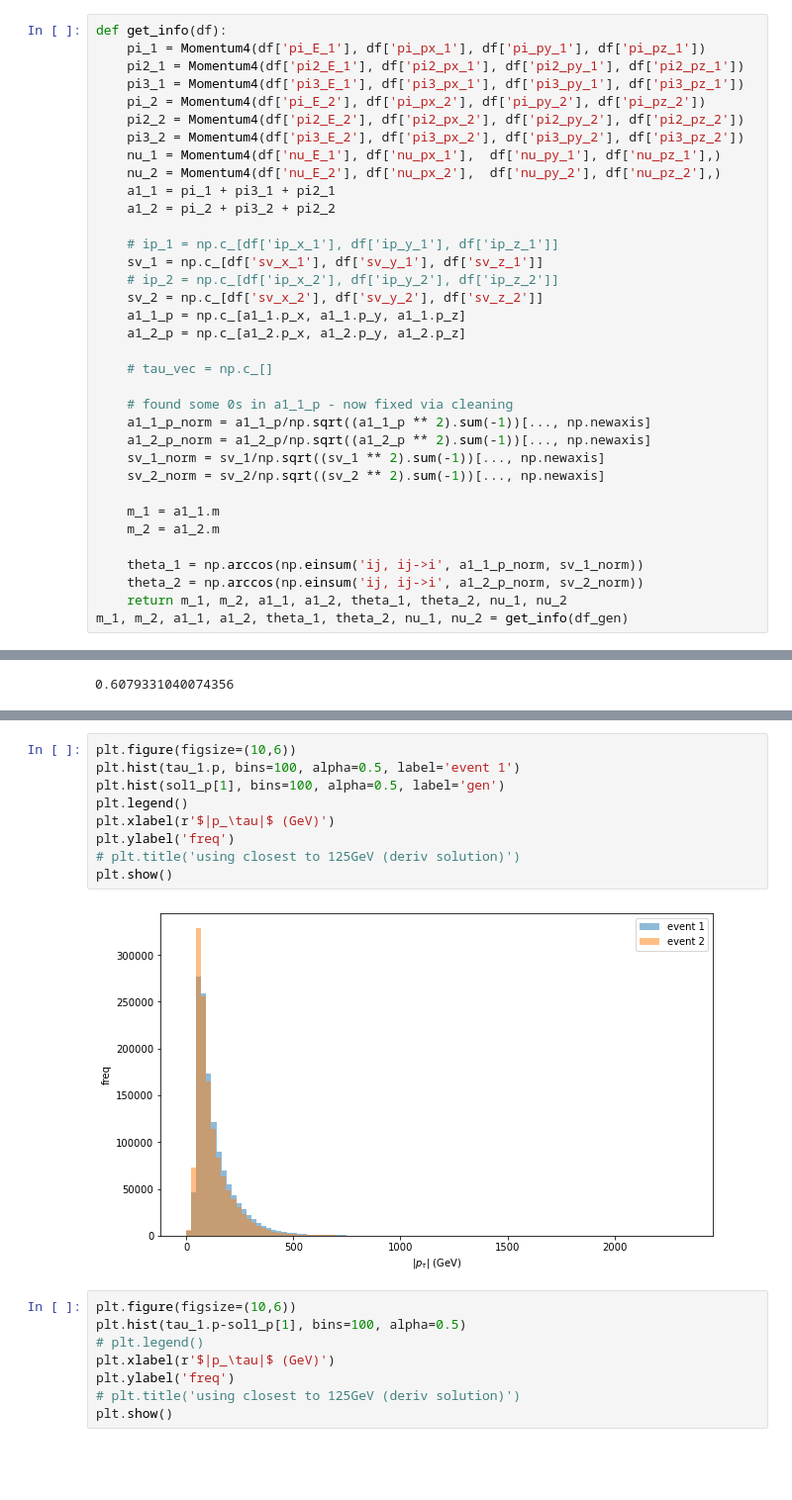
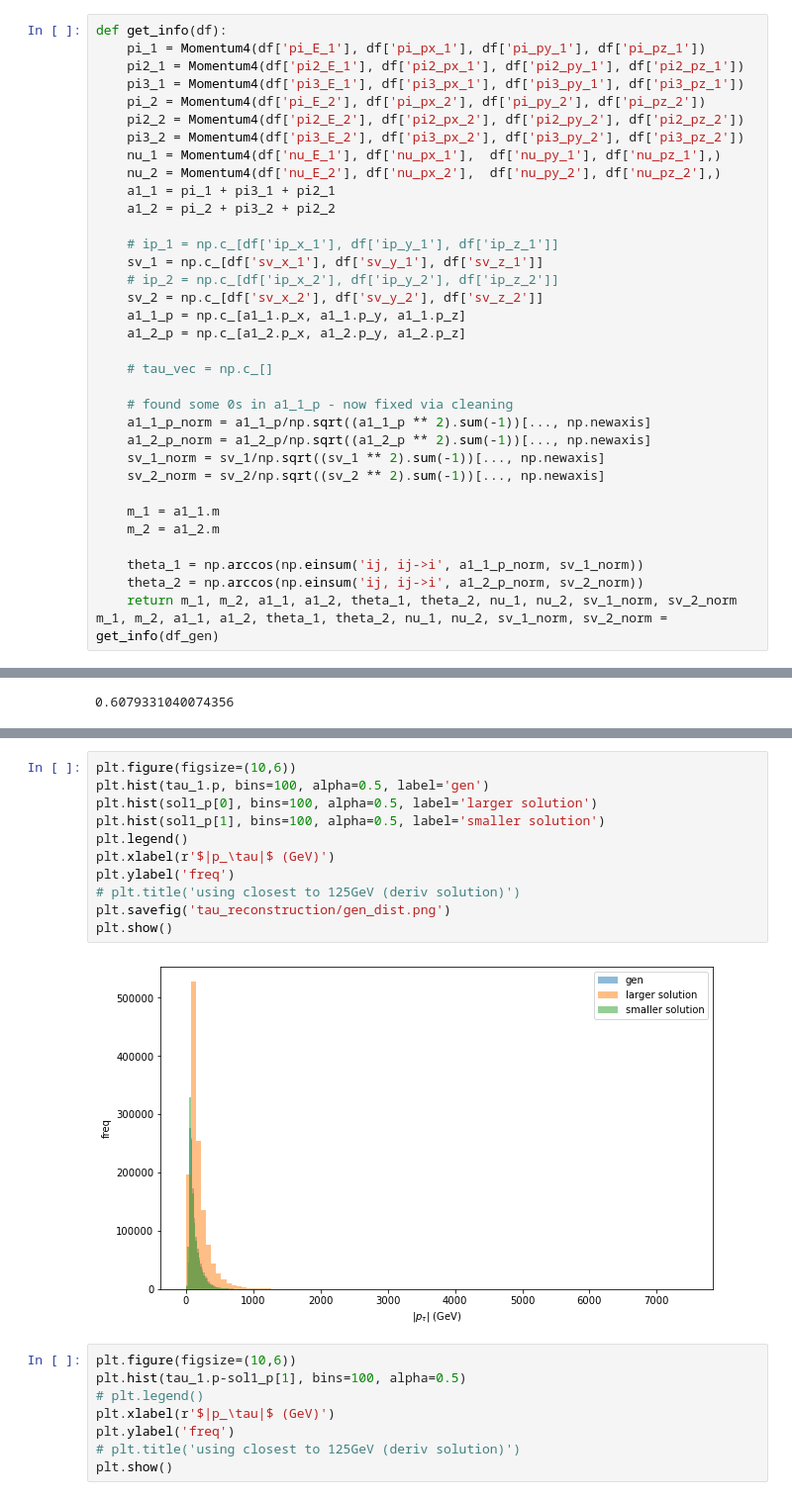
Before and after one commit to stanleyycheung/MSci-Project-HiggsTauTau, a Jupyter notebook: stanley/tau_reconstruction.ipynb, the cells around one changed output, grey strips where cells are left out. Shown at 99% size. Saved outputs shown, nothing was run; the diff lists cells and outputs as text; blank space fills up the shorter version.

```diff
--- a/stanley/tau_reconstruction.ipynb
+++ b/stanley/tau_reconstruction.ipynb
@@ -83,8 +83,8 @@ def get_info(df):
 
     theta_1 = np.arccos(np.einsum('ij, ij->i', a1_1_p_norm, sv_1_norm))
     theta_2 = np.arccos(np.einsum('ij, ij->i', a1_2_p_norm, sv_2_norm))
-    return m_1, m_2, a1_1, a1_2, theta_1, theta_2, nu_1, nu_2
-m_1, m_2, a1_1, a1_2, theta_1, theta_2, nu_1, nu_2 = get_info(df_gen)
+    return m_1, m_2, a1_1, a1_2, theta_1, theta_2, nu_1, nu_2, sv_1_norm, sv_2_norm
+m_1, m_2, a1_1, a1_2, theta_1, theta_2, nu_1, nu_2, sv_1_norm, sv_2_norm = get_info(df_gen)
 # %%
 # theta filtering
 max_theta_1 = np.arcsin((m_tau**2-m_1**2)/(2*m_tau*a1_1.p))
@@ -323,14 +328,16 @@ for i in range(40):
 # %%
 plt.figure(figsize=(10,6))
-plt.hist(tau_1.p, bins=100, alpha=0.5, label='event 1')
-plt.hist(sol1_p[1], bins=100, alpha=0.5, label='gen')
+plt.hist(tau_1.p, bins=100, alpha=0.5, label='gen')
+plt.hist(sol1_p[0], bins=100, alpha=0.5, label='larger solution')
+plt.hist(sol1_p[1], bins=100, alpha=0.5, label='smaller solution')
 plt.legend()
 plt.xlabel(r'$|p_\tau|$ (GeV)')
 plt.ylabel('freq')
 # plt.title('using closest to 125GeV (deriv solution)')
+plt.savefig('tau_reconstruction/gen_dist.png')
 plt.show()
 # %% [output]
-[figure, old version]
+[figure, new version]
 # %%
 plt.figure(figsize=(10,6))
 plt.hist(tau_1.p-sol1_p[1], bins=100, alpha=0.5)
```
Also changed, not shown: parts of 10 cells of this notebook, 2 other files.
